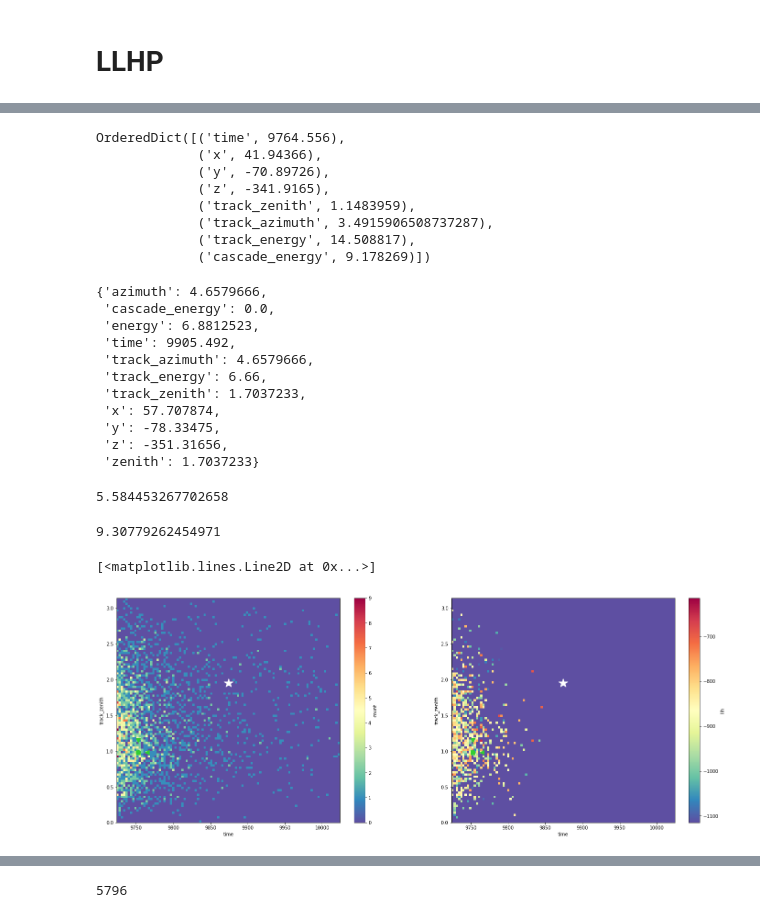
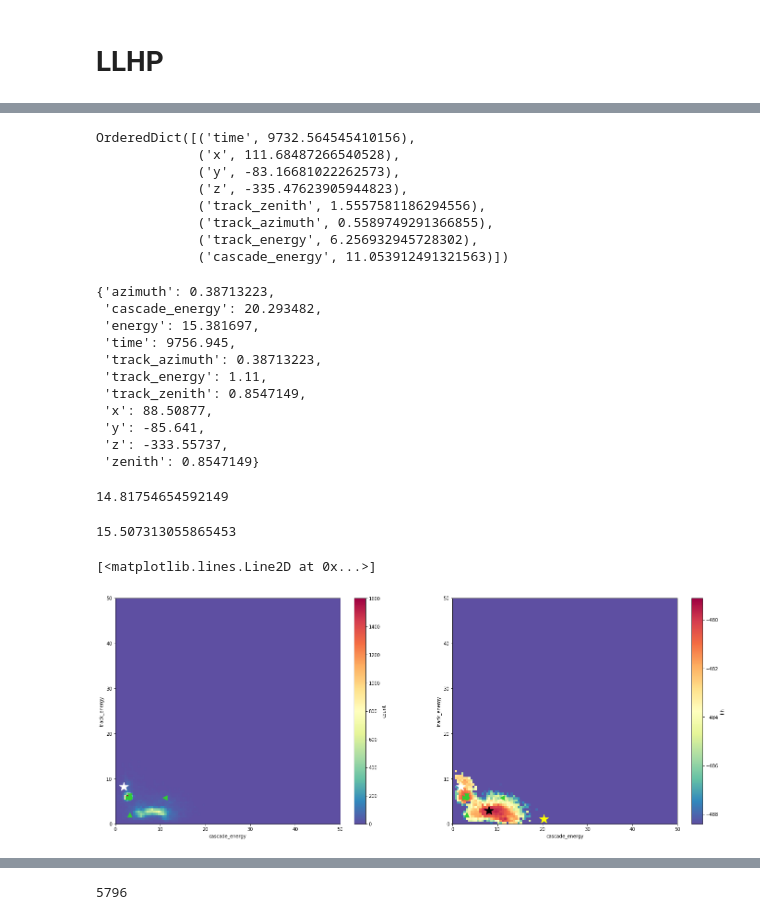
Before and after one commit to ts4051/retro, a Jupyter notebook: notebooks/LLH_space_exploration.ipynb, the cells around one changed output, grey strips where cells are left out. Drawn from its saved outputs; the diff is of its cells as text; code cells hidden in the pictures.

```diff
--- a/notebooks/LLH_space_exploration.ipynb
+++ b/notebooks/LLH_space_exploration.ipynb
@@ -75,7 +75,7 @@ def parse(stats):
 
 # what the fuck with 26?
 # evt 2 has llh > inf
-event = 28
+event = 7
 
 #llhp_data = np.load('/data/justin/retro/recos/bare/upgoing_muon_t0/evt%i-llhp.npy'%event)
 #llhp_data = np.load('/data/justin/retro/recos/2018-03-28/tblptckvlog/0/evt%i-llhp.npy'%event)
@@ -107,6 +107,11 @@ pegleg_file = np.load('/data/icecube/sim/ic86/retro/14600/0.20/recos/Pegleg_Fit_
 pegleg = {}
 for name in pegleg_file.dtype.names:
     pegleg[name] = pegleg_file[name][event]
+
+spe_file = np.load('/data/icecube/sim/ic86/retro/14600/0.20/recos/SPEFit2.npy')
+spe = {}
+for name in spe_file.dtype.names:
+    spe[name] = spe_file[name][event]
 # %%
 len(llhp.data)
 # %% [output]
@@ -177,6 +189,6 @@ def plot(fig, ax, key, data, estimator, truth):
     ax.plot(llhp[np.argmax(llhp['llh'])][data[key].grid.vars[0]], llhp[np.argmax(llhp['llh'])][data[key].grid.vars[1]], ms=20, marker='*', color='k')
 # %%
-estimator = estimate_from_llhp(llhp.data, meta=meta, per_dim=False, prob_weights=False)
+estimator = estimate_from_llhp(llhp.data, meta=meta, per_dim=False, prob_weights=True)
 #estimator = estimate_from_llhp(llhp.data, percentile_nd=0.99, prob_weights=True)
 
 #estimator_nometa = estimate_from_llhp(llhp.data, percentile_nd=0.90)
@@ -204,56 +225,56 @@ OrderedDict([('time', 9752.81640625),
 # %%
 estimator['high']
 # %% [output]
-OrderedDict([('time', 9764.556),
-             ('x', 41.94366),
-             ('y', -70.89726),
-             ('z', -341.9165),
-             ('track_zenith', 1.1483959),
-             ('track_azimuth', 3.4915906508737287),
-             ('track_energy', 14.508817),
-             ('cascade_energy', 9.178269)])
+OrderedDict([('time', 9732.564545410156),
+             ('x', 111.68487266540528),
+             ('y', -83.16681022262573),
+             ('z', -335.47623905944823),
+             ('track_zenith', 1.5557581186294556),
+             ('track_azimuth', 0.5589749291366855),
+             ('track_energy', 6.256932945728302),
+             ('cascade_energy', 11.053912491321563)])
 # %%
 pegleg
 # %% [output]
-{'azimuth': 4.6579666,
- 'cascade_energy': 0.0,
- 'energy': 6.8812523,
- 'time': 9905.492,
- 'track_azimuth': 4.6579666,
- 'track_energy': 6.66,
- 'track_zenith': 1.7037233,
- 'x': 57.707874,
- 'y': -78.33475,
- 'z': -351.31656,
- 'zenith': 1.7037233}
+{'azimuth': 0.38713223,
+ 'cascade_energy': 20.293482,
+ 'energy': 15.381697,
+ 'time': 9756.945,
+ 'track_azimuth': 0.38713223,
+ 'track_energy': 1.11,
+ 'track_zenith': 0.8547149,
+ 'x': 88.50877,
+ 'y': -85.641,
+ 'z': -333.55737,
+ 'zenith': 0.8547149}
 # %%
 truth['cascade_zenith'] = np.arccos(truth['cascade_coszen'])
 # %%
-truth['track_energy']
+truth['energy']
 # %% [output]
-5.584453267702658
+14.81754654592149
 # %%
-stats.chi2.ppf(0.683, 8)
+stats.chi2.ppf(0.95, 8)
 # %% [output]
-9.30779262454971
+15.507313055865453
 # %%
 fig, axes = plt.subplots(figsize=(24, 9), ncols=2, nrows=1)
-key = 'tzen'
+key = 'energy'
 data[key].plot_map(fig, axes[0], 'count', cmap='Spectral_r', cbar=True)
-data[key].plot_map(fig, axes[1], 'llh', cmap='Spectral_r', cbar=True, vmin=np.nanmax(data[key]['llh'])-500, vmax=np.nanmax(data[key]['llh']))
+data[key].plot_map(fig, axes[1], 'llh', cmap='Spectral_r', cbar=True, vmin=np.nanmax(data[key]['llh'])-9.3, vmax=np.nanmax(data[key]['llh']))
 #data[key].plot_map(fig, axes[1], 'llh', cmap='Spectral_r', cbar=True, vmin=np.nanmax(data[key]['llh'])-15.5, vmax=np.nanmax(data[key]['llh']))
 
 fig.savefig('llhp.png')
 plot_estimator(axes[1], estimator, data[key].grid.vars[0], data[key].grid.vars[1], color='limegreen')
 #plot_estimator(axes[1], estimator_nometa, data[key].grid.vars[0], data[key].grid.vars[1], color='b')
 plot_estimator(axes[0], estimator, data[key].grid.vars[0], data[key].grid.vars[1], color='limegreen')
 #plot_estimator(axes[0], estimator_nometa, data[key].grid.vars[0], data[key].grid.vars[1], color='b', est_var='median')
 axes[0].plot(truth[data[key].grid.vars[0]], truth[data[key].grid.vars[1]], ms=20, marker='*', color='w')
 axes[1].plot(truth[data[key].grid.vars[0]], truth[data[key].grid.vars[1]], ms=20, marker='*', color='w')
-#axes[1].plot(pegleg[data[key].grid.vars[0]], pegleg[data[key].grid.vars[1]], ms=20, marker='*', color='yellow')
-#axes[1].plot(llhp[np.argmax(llhp['llh'])][data[key].grid.vars[0]], llhp[np.argmax(llhp['llh'])][data[key].grid.vars[1]], ms=20, marker='*', color='k')
+axes[1].plot(pegleg[data[key].grid.vars[0]], pegleg[data[key].grid.vars[1]], ms=20, marker='*', color='yellow')
+axes[1].plot(llhp[np.argmax(llhp['llh'])][data[key].grid.vars[0]], llhp[np.argmax(llhp['llh'])][data[key].grid.vars[1]], ms=20, marker='*', color='k')
 # %% [output]
 [<matplotlib.lines.Line2D at 0x...>]
-[figure, old version]
+[figure, new version]
 # %%
 fig, axes = plt.subplots(figsize=(32, 14), ncols=4, nrows=2)
```
Also changed, not shown: parts of 6 cells of this notebook, 2 other files.
